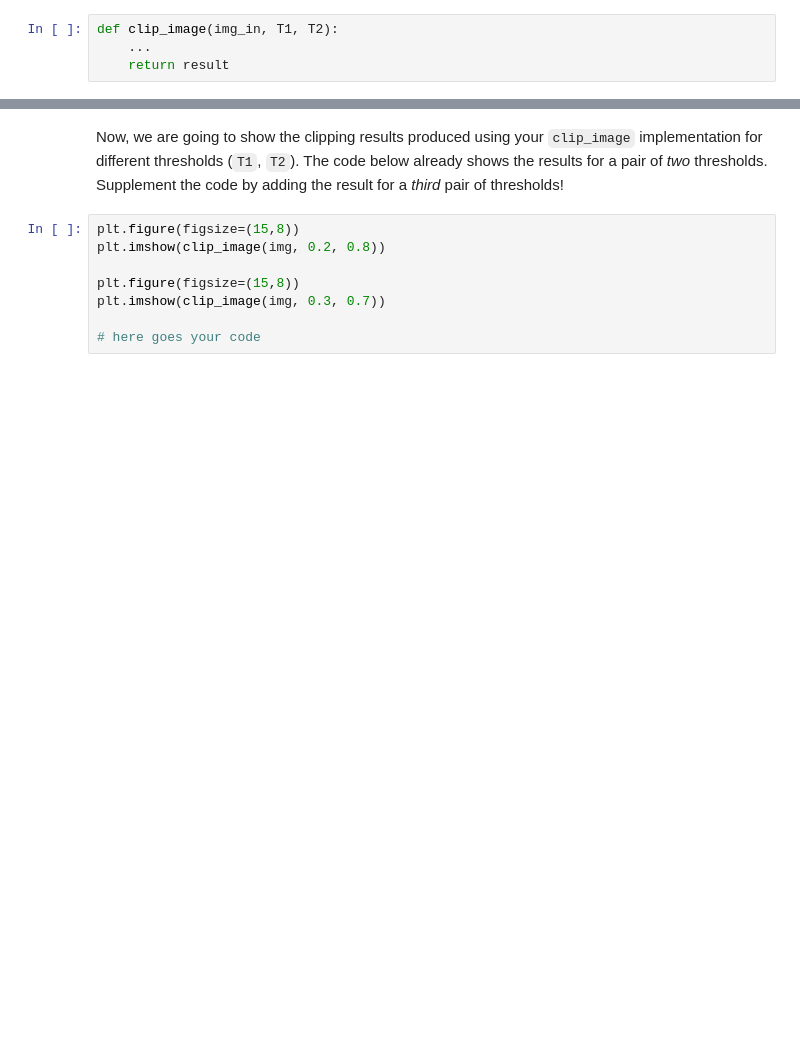
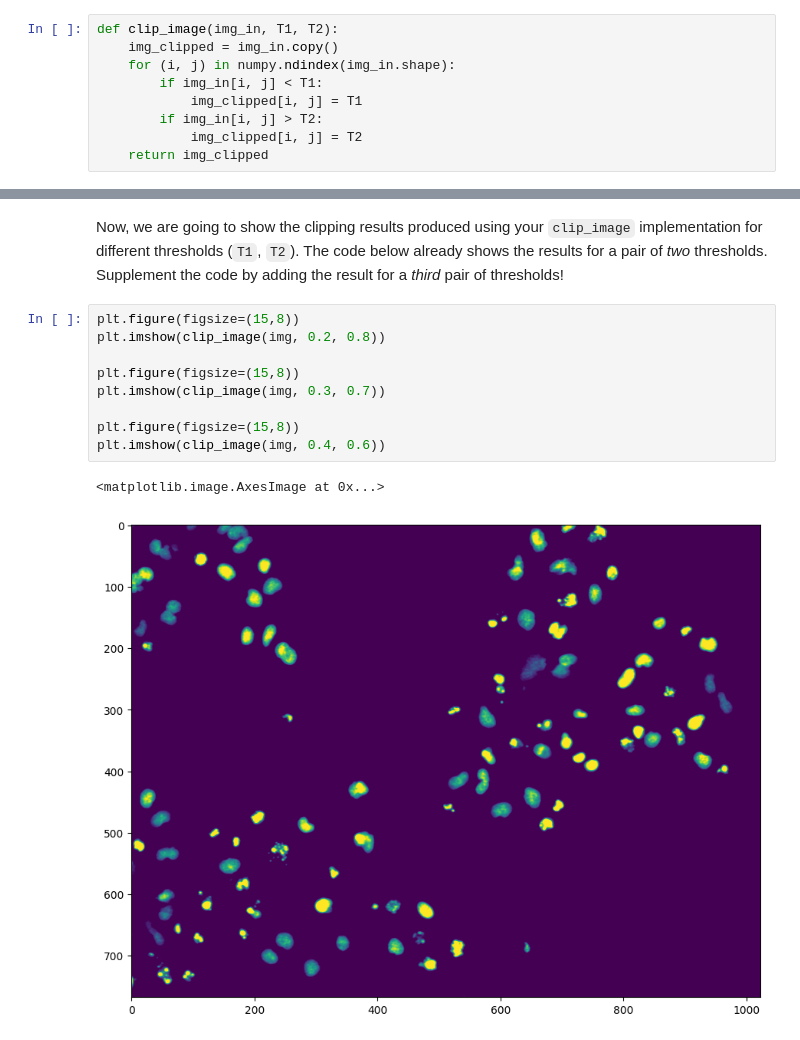
Before and after one commit to tilmannstieglitz/mobi-fs3-python, a Jupyter notebook: task2.ipynb, the cells around one changed output, grey strips where cells are left out. Drawn from its saved outputs; the diff is of its cells as text; blank space fills up the shorter version.

```diff
--- a/task2.ipynb
+++ b/task2.ipynb
@@ -97,10 +111,15 @@ plt.colorbar()
 ## Writing re-usable code (bonus)
 
 **<a id="#">Task 2.3.4.</a>** Finish the implementation of the function `clip_image` below, by replacing the `...` line with your code:
-# %%
-def clip_image(img_in, T1, T2):
-    ...
-    return result
+# %%
+def clip_image(img_in, T1, T2):
+    img_clipped = img_in.copy()
+    for (i, j) in numpy.ndindex(img_in.shape):
+        if img_in[i, j] < T1:
+            img_clipped[i, j] = T1
+        if img_in[i, j] > T2:
+            img_clipped[i, j] = T2
+    return img_clipped
 # %% [markdown]
 **Hints:**
 1. The implementation of the function starts after the `def`-line. Any instructions written *(i)* below this line and *(ii)* indented to the right will be run *from top to bottom* whenever you use this function. The execution of the function ends when the last instruction is reached or a `return` statement is encountered.
@@ -116,8 +133,12 @@ Now, we are going to show the clipping results produced using your `clip_image`
 # %%
 plt.figure(figsize=(15,8))
 plt.imshow(clip_image(img, 0.2, 0.8))
 
 plt.figure(figsize=(15,8))
 plt.imshow(clip_image(img, 0.3, 0.7))
 
-# here goes your code
+plt.figure(figsize=(15,8))
+plt.imshow(clip_image(img, 0.4, 0.6))
+# %% [output]
+<matplotlib.image.AxesImage at 0x...>
+[figure, added]
```
Also changed, not shown: parts of 4 cells of this notebook.
